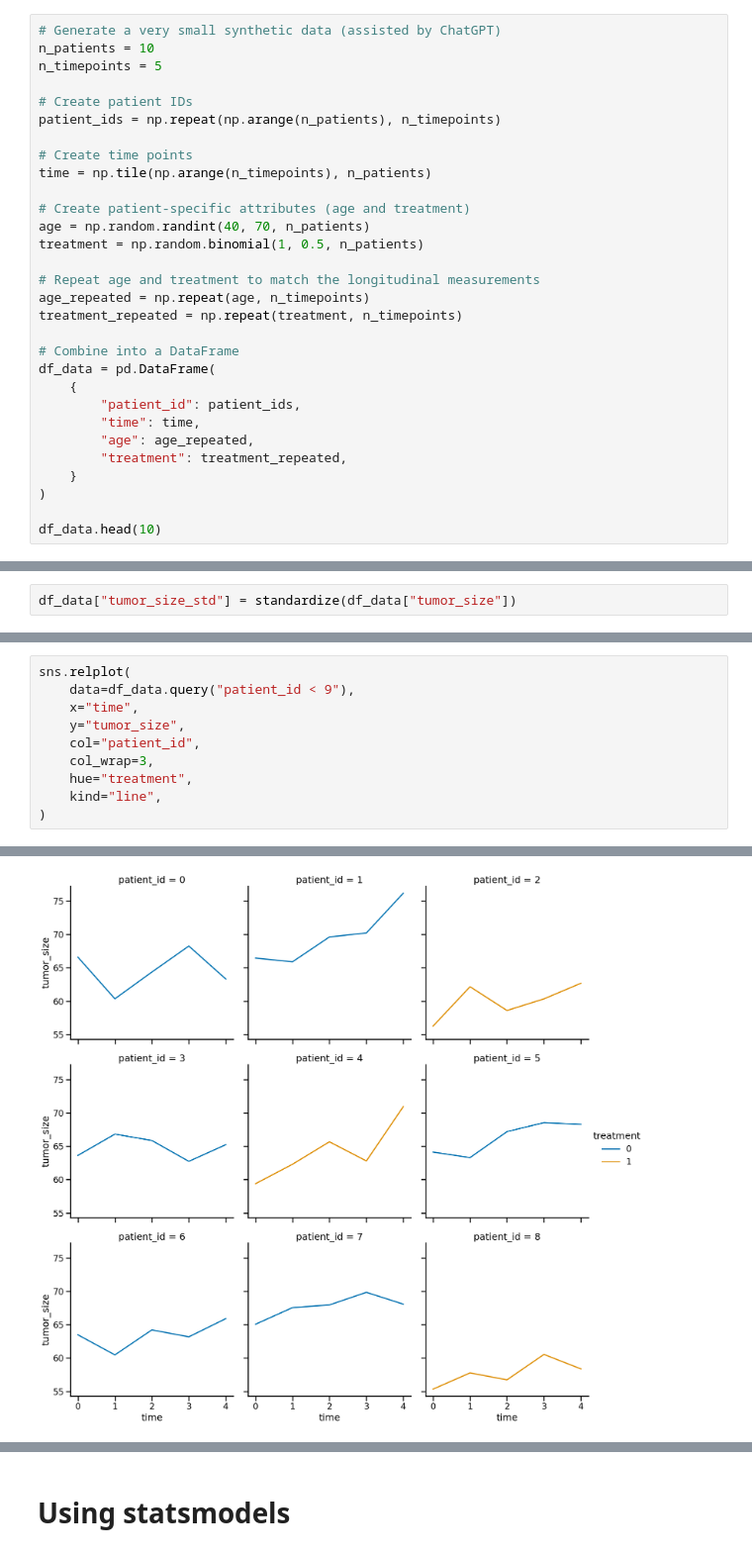
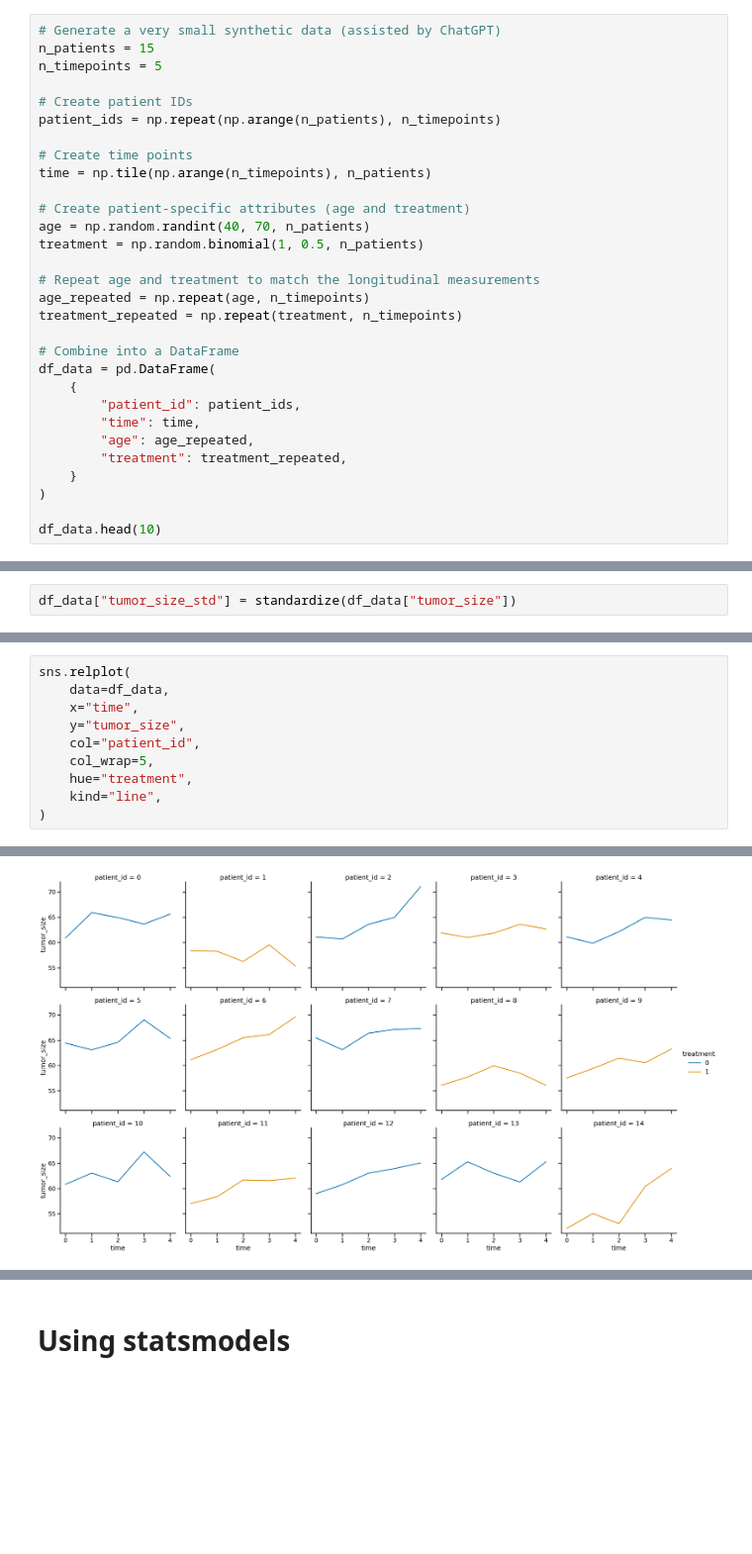
Before and after one commit to benslack19/benslack19.github.io, a Jupyter notebook: _posts_drafts/2024-05-19-time-series-varying-intercepts.ipynb, the cells around one changed output, grey strips where cells are left out. Shown: that part at 99% size. Cells and saved outputs as stored; diff of their text form; blank space fills up the shorter version.

```diff
--- a/_posts_drafts/2024-05-19-time-series-varying-intercepts.ipynb
+++ b/_posts_drafts/2024-05-19-time-series-varying-intercepts.ipynb
@@ -76,7 +53,7 @@ def standardize(x):
 # Data generation
 # %%
 # Generate a very small synthetic data (assisted by ChatGPT)
-n_patients = 10
+n_patients = 15
 n_timepoints = 5
 
 # Create patient IDs
@@ -192,13 +165,13 @@ No. of patients: 10
 # %%
 sns.relplot(
-    data=df_data.query("patient_id < 9"),
+    data=df_data,
     x="time",
     y="tumor_size",
     col="patient_id",
-    col_wrap=3,
+    col_wrap=5,
     hue="treatment",
     kind="line",
 )
 # %% [output]
 <seaborn.axisgrid.FacetGrid at 0x...>
-[figure, old version]
+[figure, new version]
```
Also changed, not shown: parts of 47 cells of this notebook, 1 other file.
